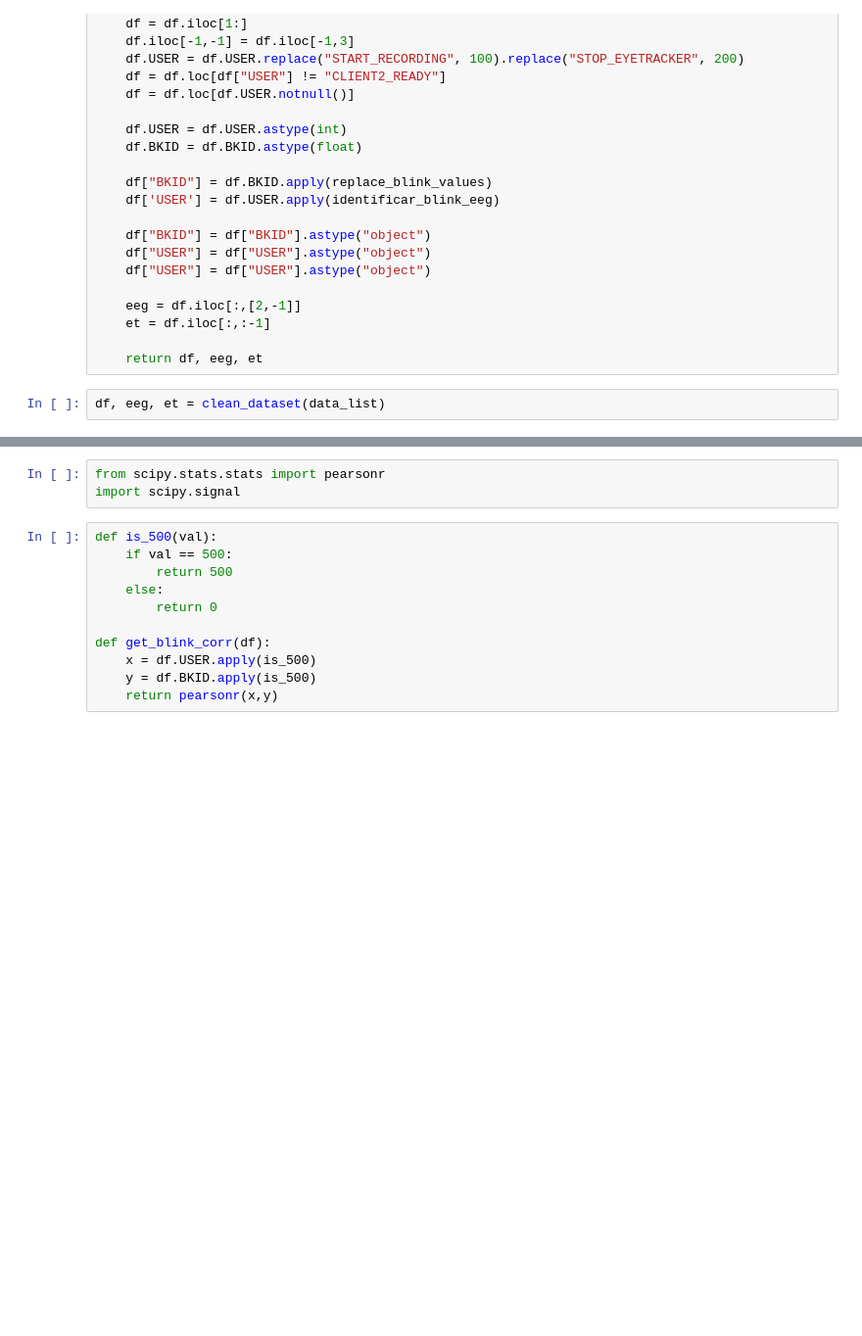
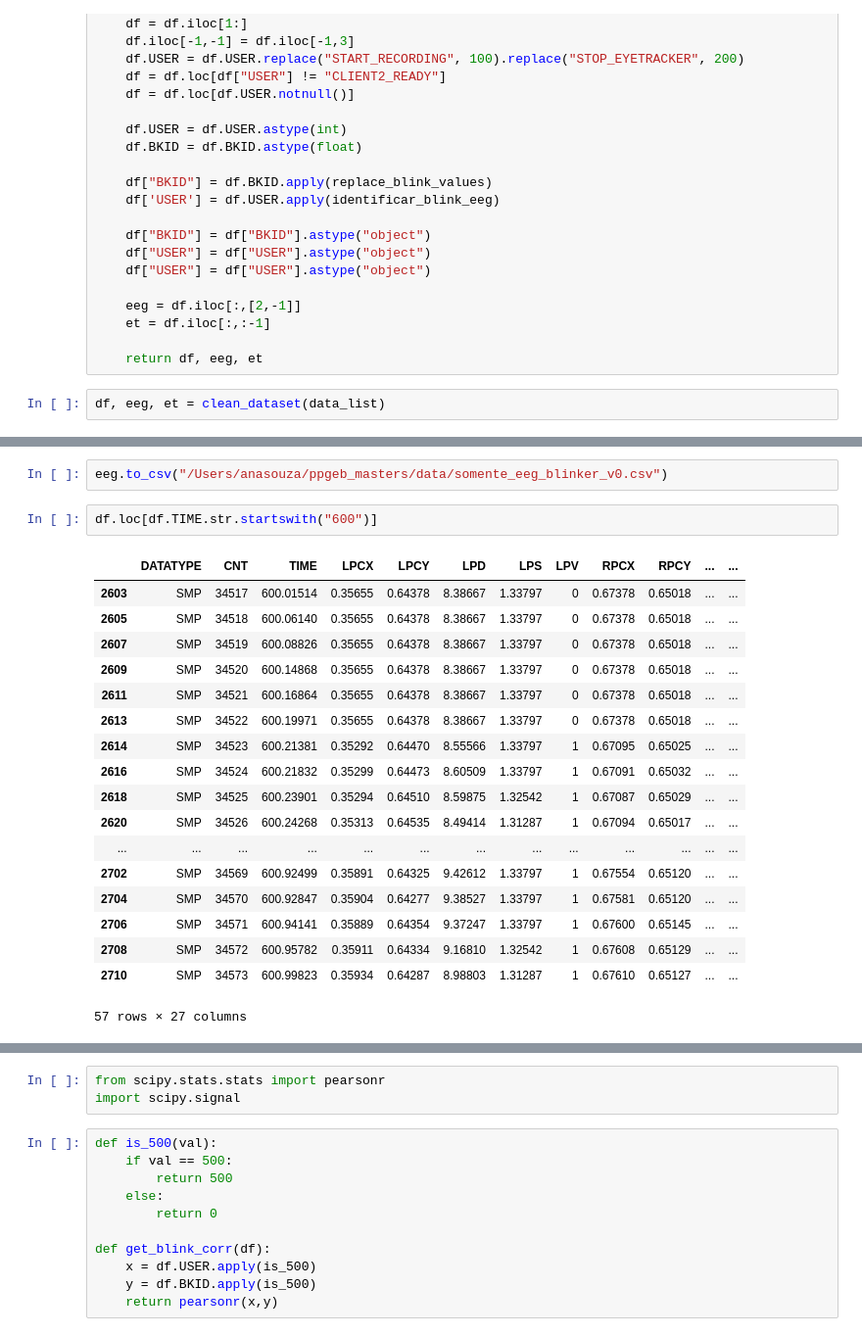
Before and after one commit to anapaulasandes/ppgeb_masters, a Jupyter notebook: python_syncronization/calculte_syncronization.ipynb, the cells around one changed output, grey strips where cells are left out. Shown at 98% size. Saved outputs shown, nothing was run; the diff lists cells and outputs as text; blank space fills up the shorter version.

```diff
--- a/python_syncronization/calculte_syncronization.ipynb
+++ b/python_syncronization/calculte_syncronization.ipynb
@@ -60,2 +81,25 @@ df
+# %%
+eeg.to_csv("/Users/anasouza/ppgeb_masters/data/somente_eeg_blinker_v0.csv")
+# %%
+df.loc[df.TIME.str.startswith("600")]
+# %% [output]
+|  | DATATYPE | CNT | TIME | LPCX | LPCY | LPD | LPS | LPV | RPCX | RPCY | ... | ... |
+| 2603 | SMP | 34517 | 600.01514 | 0.35655 | 0.64378 | 8.38667 | 1.33797 | 0 | 0.67378 | 0.65018 | ... | ... |
+| 2605 | SMP | 34518 | 600.06140 | 0.35655 | 0.64378 | 8.38667 | 1.33797 | 0 | 0.67378 | 0.65018 | ... | ... |
+| 2607 | SMP | 34519 | 600.08826 | 0.35655 | 0.64378 | 8.38667 | 1.33797 | 0 | 0.67378 | 0.65018 | ... | ... |
+| 2609 | SMP | 34520 | 600.14868 | 0.35655 | 0.64378 | 8.38667 | 1.33797 | 0 | 0.67378 | 0.65018 | ... | ... |
+| 2611 | SMP | 34521 | 600.16864 | 0.35655 | 0.64378 | 8.38667 | 1.33797 | 0 | 0.67378 | 0.65018 | ... | ... |
+| 2613 | SMP | 34522 | 600.19971 | 0.35655 | 0.64378 | 8.38667 | 1.33797 | 0 | 0.67378 | 0.65018 | ... | ... |
+| 2614 | SMP | 34523 | 600.21381 | 0.35292 | 0.64470 | 8.55566 | 1.33797 | 1 | 0.67095 | 0.65025 | ... | ... |
+| 2616 | SMP | 34524 | 600.21832 | 0.35299 | 0.64473 | 8.60509 | 1.33797 | 1 | 0.67091 | 0.65032 | ... | ... |
+| 2618 | SMP | 34525 | 600.23901 | 0.35294 | 0.64510 | 8.59875 | 1.32542 | 1 | 0.67087 | 0.65029 | ... | ... |
+| 2620 | SMP | 34526 | 600.24268 | 0.35313 | 0.64535 | 8.49414 | 1.31287 | 1 | 0.67094 | 0.65017 | ... | ... |
+| ... | ... | ... | ... | ... | ... | ... | ... | ... | ... | ... | ... | ... |
+| 2702 | SMP | 34569 | 600.92499 | 0.35891 | 0.64325 | 9.42612 | 1.33797 | 1 | 0.67554 | 0.65120 | ... | ... |
+| 2704 | SMP | 34570 | 600.92847 | 0.35904 | 0.64277 | 9.38527 | 1.33797 | 1 | 0.67581 | 0.65120 | ... | ... |
+| 2706 | SMP | 34571 | 600.94141 | 0.35889 | 0.64354 | 9.37247 | 1.33797 | 1 | 0.67600 | 0.65145 | ... | ... |
+| 2708 | SMP | 34572 | 600.95782 | 0.35911 | 0.64334 | 9.16810 | 1.32542 | 1 | 0.67608 | 0.65129 | ... | ... |
+| 2710 | SMP | 34573 | 600.99823 | 0.35934 | 0.64287 | 8.98803 | 1.31287 | 1 | 0.67610 | 0.65127 | ... | ... |
+57 rows × 27 columns
 # %%
 df.loc[df.USER == 500]['BKID'].value_counts()
```
Also changed, not shown: parts of 10 cells of this notebook, 57 other files.
